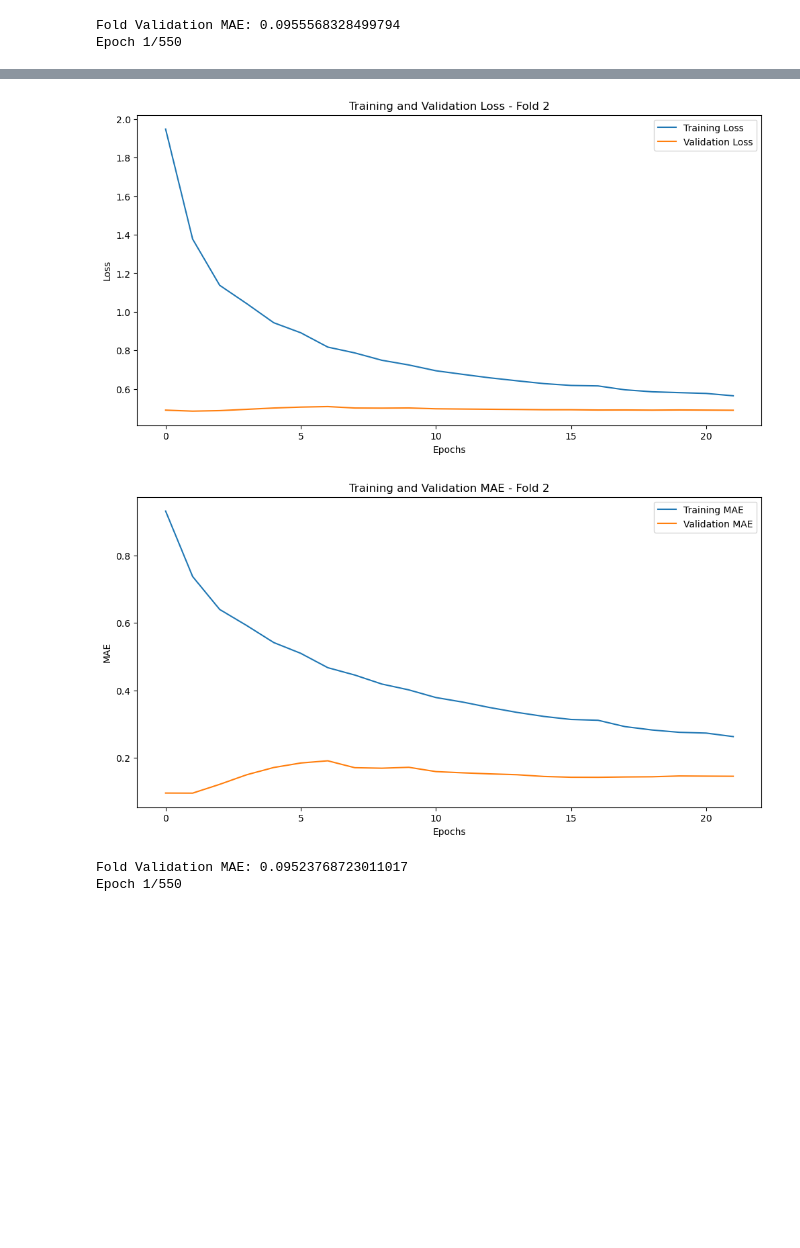
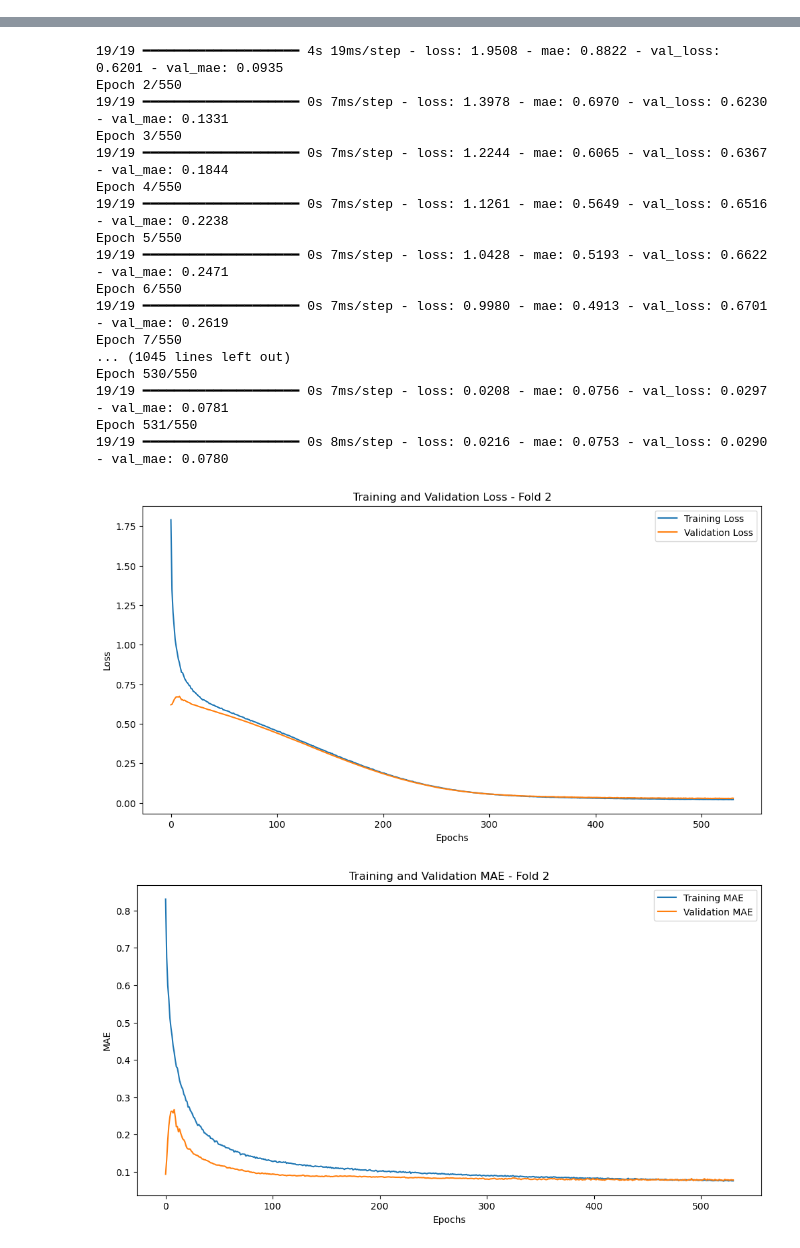
Before and after one commit to jlourenco22/aerosols_img, a Jupyter notebook: source_code_aerosols-img.ipynb, the cells around one changed output, grey strips where cells are left out. Saved outputs shown, nothing was run; the diff lists cells and outputs as text; code cells hidden in the pictures; blank space fills up the shorter version.

```diff
--- a/source_code_aerosols-img.ipynb
+++ b/source_code_aerosols-img.ipynb
@@ -182,10 +198,10 @@ for train_index, val_index in kf.split(X_train_scaled):
     model = create_model()
 
     # Early stopping callback
-    early_stopping = EarlyStopping(monitor='val_loss', patience=20, restore_best_weights=True)
+    early_stopping = EarlyStopping(monitor='val_loss', patience=25, restore_best_weights=True)
 
     # Trainar o modelo
-    history = model.fit(X_train_fold, y_train_fold, epochs=550, batch_size=512, validation_data=(X_val_fold, y_val_fold), callbacks=[early_stopping], verbose=1)
+    history = model.fit(X_train_fold, y_train_fold, epochs=550, batch_size=470, validation_data=(X_val_fold, y_val_fold), callbacks=[early_stopping], verbose=1)
 
     # Plotting do training and validation loss para cada fold
     plt.figure(figsize=(12, 6))
@@ -241,2 +257,0 @@ Epoch 23/550
-Fold Validation MAE: 0.0955568328499794
-Epoch 1/550
@@ -260,4 +260,19 @@ Epoch 22/550
+19/19 ━━━━━━━━━━━━━━━━━━━━ 4s 19ms/step - loss: 1.9508 - mae: 0.8822 - val_loss: 0.6201 - val_mae: 0.0935
+Epoch 2/550
+19/19 ━━━━━━━━━━━━━━━━━━━━ 0s 7ms/step - loss: 1.3978 - mae: 0.6970 - val_loss: 0.6230 - val_mae: 0.1331
+Epoch 3/550
+19/19 ━━━━━━━━━━━━━━━━━━━━ 0s 7ms/step - loss: 1.2244 - mae: 0.6065 - val_loss: 0.6367 - val_mae: 0.1844
+Epoch 4/550
+19/19 ━━━━━━━━━━━━━━━━━━━━ 0s 7ms/step - loss: 1.1261 - mae: 0.5649 - val_loss: 0.6516 - val_mae: 0.2238
+Epoch 5/550
+19/19 ━━━━━━━━━━━━━━━━━━━━ 0s 7ms/step - loss: 1.0428 - mae: 0.5193 - val_loss: 0.6622 - val_mae: 0.2471
+Epoch 6/550
+19/19 ━━━━━━━━━━━━━━━━━━━━ 0s 7ms/step - loss: 0.9980 - mae: 0.4913 - val_loss: 0.6701 - val_mae: 0.2619
+Epoch 7/550
+... (1045 lines left out)
+Epoch 530/550
+19/19 ━━━━━━━━━━━━━━━━━━━━ 0s 7ms/step - loss: 0.0208 - mae: 0.0756 - val_loss: 0.0297 - val_mae: 0.0781
+Epoch 531/550
+19/19 ━━━━━━━━━━━━━━━━━━━━ 0s 8ms/step - loss: 0.0216 - mae: 0.0753 - val_loss: 0.0290 - val_mae: 0.0780
-[figure, old version]
+[figure, new version]
-[figure, old version]
+[figure, new version]
-Fold Validation MAE: 0.09523768723011017
-Epoch 1/550
```
Also changed, not shown: parts of 4 cells of this notebook, 4 other files.
